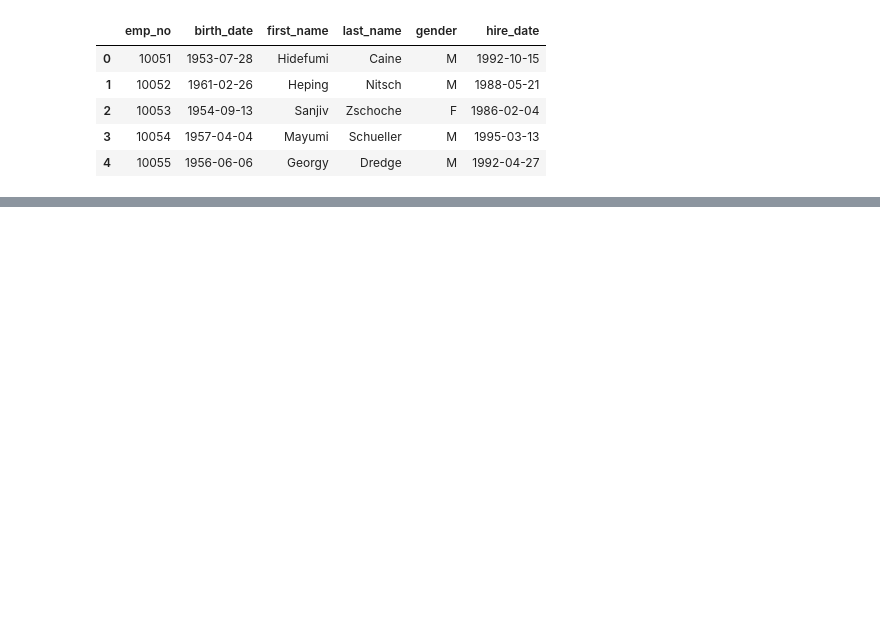
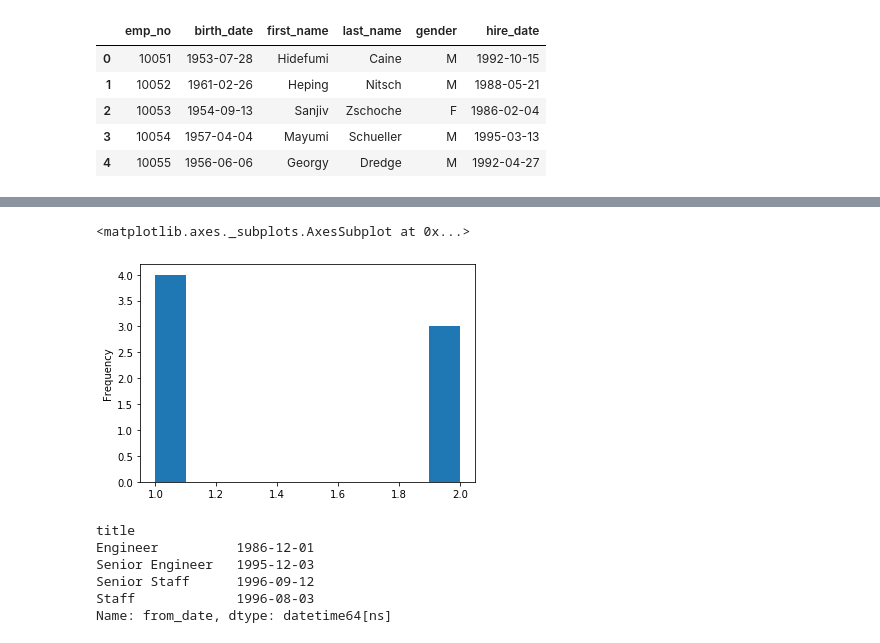
Before and after one commit to AI-Gomez/numpy-pandas-visualization-exercises, a Jupyter notebook: advanced_dataframes.ipynb, the cells around one changed output, grey strips where cells are left out. Drawn from its saved outputs; the diff is of its cells as text; code cells hidden in the pictures; blank space fills up the shorter version.

Commit message:
advanced dataframes completed

```diff
--- a/advanced_dataframes.ipynb
+++ b/advanced_dataframes.ipynb
@@ -133,0 +155,6 @@ pd.read_sql('select * from employees limit 5 offset 50', url)
+# %%
+# 3D Read the employees and titles tables into two separate dataframes
+employees = pd.read_sql('select * from employees limit 10', url)
+titles = pd.read_sql('select * from titles limit 10', url)
+
+employees
@@ -133,0 +236,20 @@ pd.read_sql('select * from employees limit 5 offset 50', url)
+# %%
+#3G Visualize how frequently employees change titles.
+titles['emp_no'].value_counts()
+titles['emp_no'].value_counts().plot.hist()
+# %% [output]
+<matplotlib.axes._subplots.AxesSubplot at 0x...>
+[figure, added]
+# %%
+#3H For each title, find the hire date of the employee that was
+#hired most recently with that title
+titles['from_date'] = titles['from_date'].astype('datetime64[ns]')
+titles
+titles.groupby('title').from_date.max()
+# %% [output]
+title
+Engineer          1986-12-01
+Senior Engineer   1995-12-03
+Senior Staff      1996-09-12
+Staff             1996-08-03
+Name: from_date, dtype: datetime64[ns]
```
Also changed, not shown: parts of 15 cells of this notebook.
